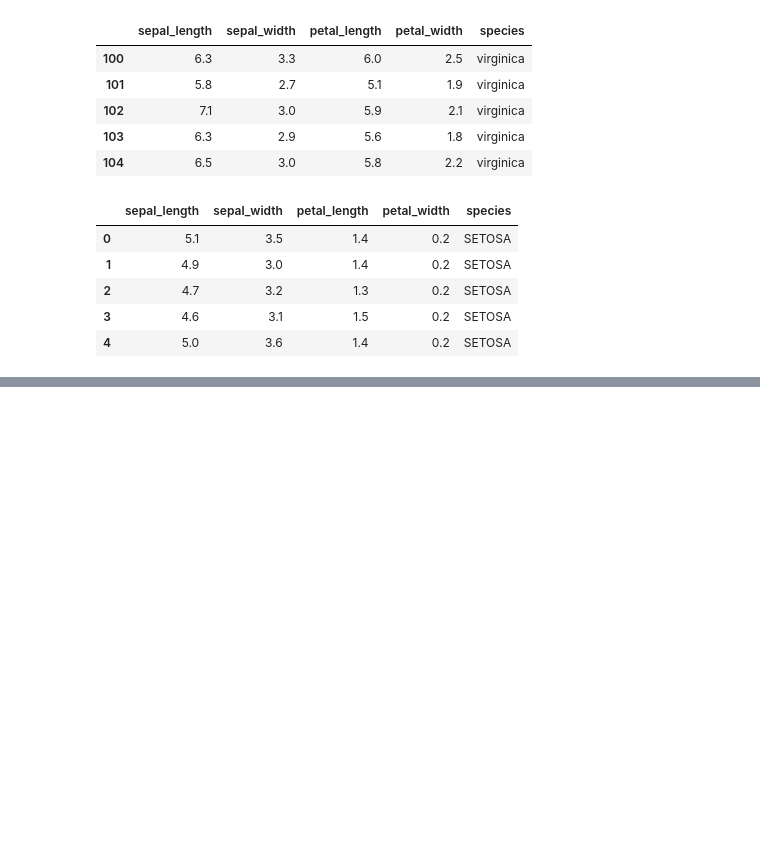
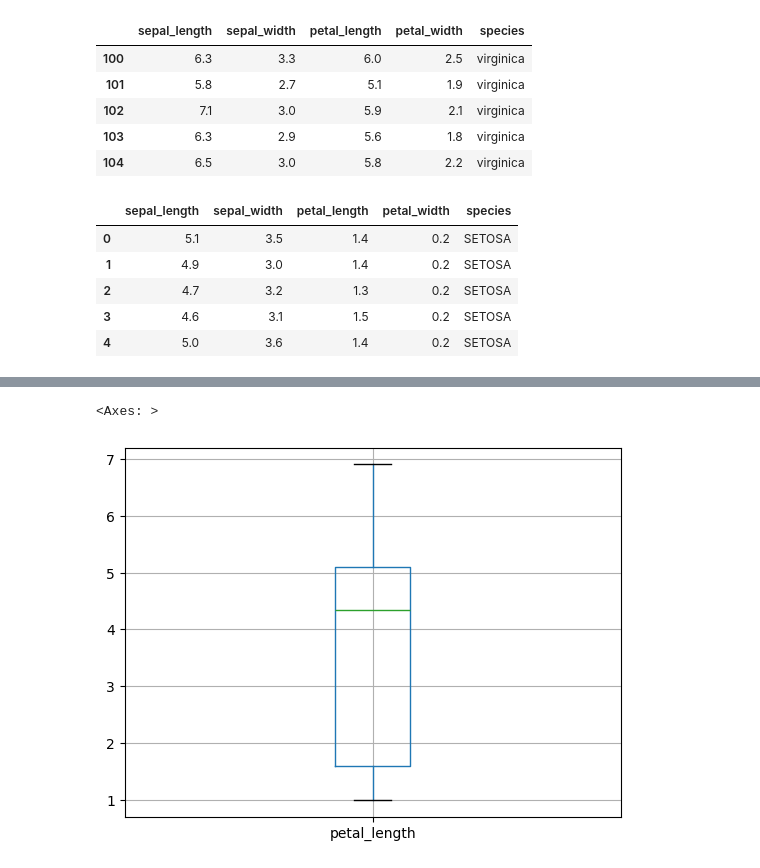
Before and after one commit to JoonHoSeong/OZ_Backend_School, a Jupyter notebook: DataAnalysis/homework/iris.ipynb, the cells around one changed output, grey strips where cells are left out. Cells and saved outputs as stored; diff of their text form; code cells hidden in the pictures; blank space fills up the shorter version.

```diff
--- a/DataAnalysis/homework/iris.ipynb
+++ b/DataAnalysis/homework/iris.ipynb
@@ -135,0 +144,6 @@ iris.head(5)
+# %%
+# 2. **'petal_length'에 대한 박스 플롯을 그리세요.**
+iris.boxplot(column='petal_length')
+# %% [output]
+<Axes: >
+[figure, added]
```
Also changed, not shown: parts of 3 cells of this notebook.
